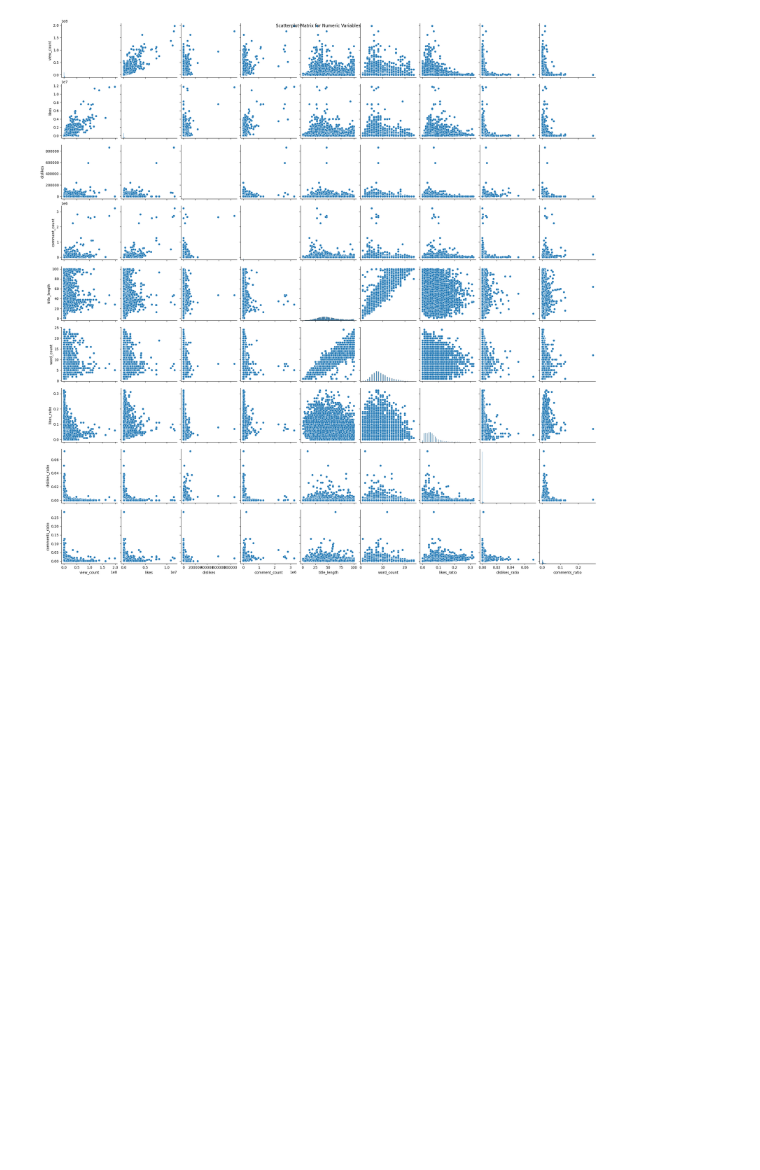
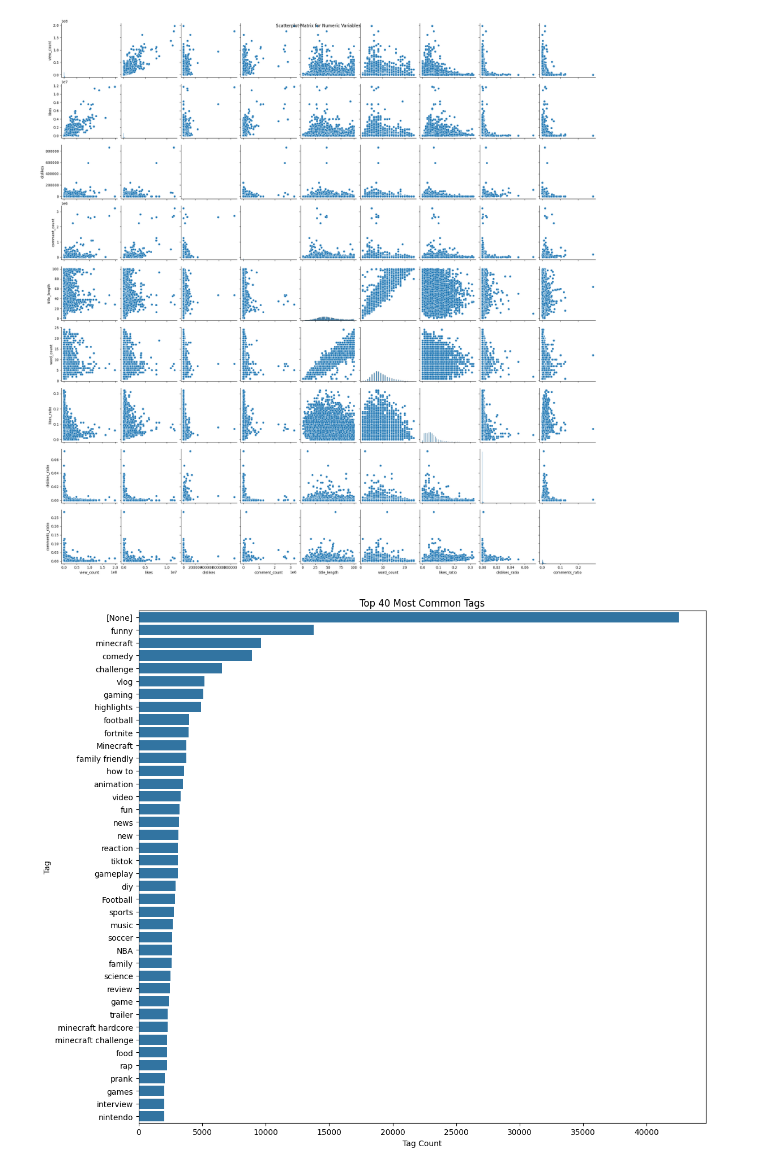
Before and after one commit to muzzy3k/YouTubeBigData, a Jupyter notebook: CA_EDA.ipynb, the cells around one changed output. Cells and saved outputs as stored; diff of their text form; code cells hidden in the pictures; blank space fills up the shorter version.

Commit message:
process the tags col, display top 40 tags

```diff
--- a/CA_EDA.ipynb
+++ b/CA_EDA.ipynb
@@ -595,3 +596,31 @@ plt.suptitle("Scatterplot Matrix for Numeric Variables")
 plt.show()
 # %% [output]
 [figure]
+# %%
+# processing the tags column to individually split each tag and display most common tags
+df_tags_split = df.withColumn("tag_array", F.split(F.col("tags"), r"\|"))
+
+# Explode the array to have one tag per row
+df_tags_exploded = df_tags_split.select(F.explode(F.col("tag_array")).alias("tag"))
+
+# Clean up whitespace
+df_tags_exploded = df_tags_exploded.withColumn("tag", F.trim(F.col("tag")))
+
+# Group by tag and count
+tag_counts = df_tags_exploded.groupBy("tag").count().orderBy("count", ascending=False)
+
+# Get the top 40 tags
+top_tags = tag_counts.limit(40)
+
+# Convert to Pandas for plotting
+top_tags_pd = top_tags.toPandas()
+
+plt.figure(figsize=(12, 10))
+sns.barplot(x="count", y="tag", data=top_tags_pd)
+plt.title("Top 40 Most Common Tags")
+plt.xlabel("Tag Count")
+plt.ylabel("Tag")
+plt.tight_layout()
+plt.show()
+# %% [output]
+[figure, added]
```
Also changed, not shown: parts of 5 cells of this notebook, 2 other files.
